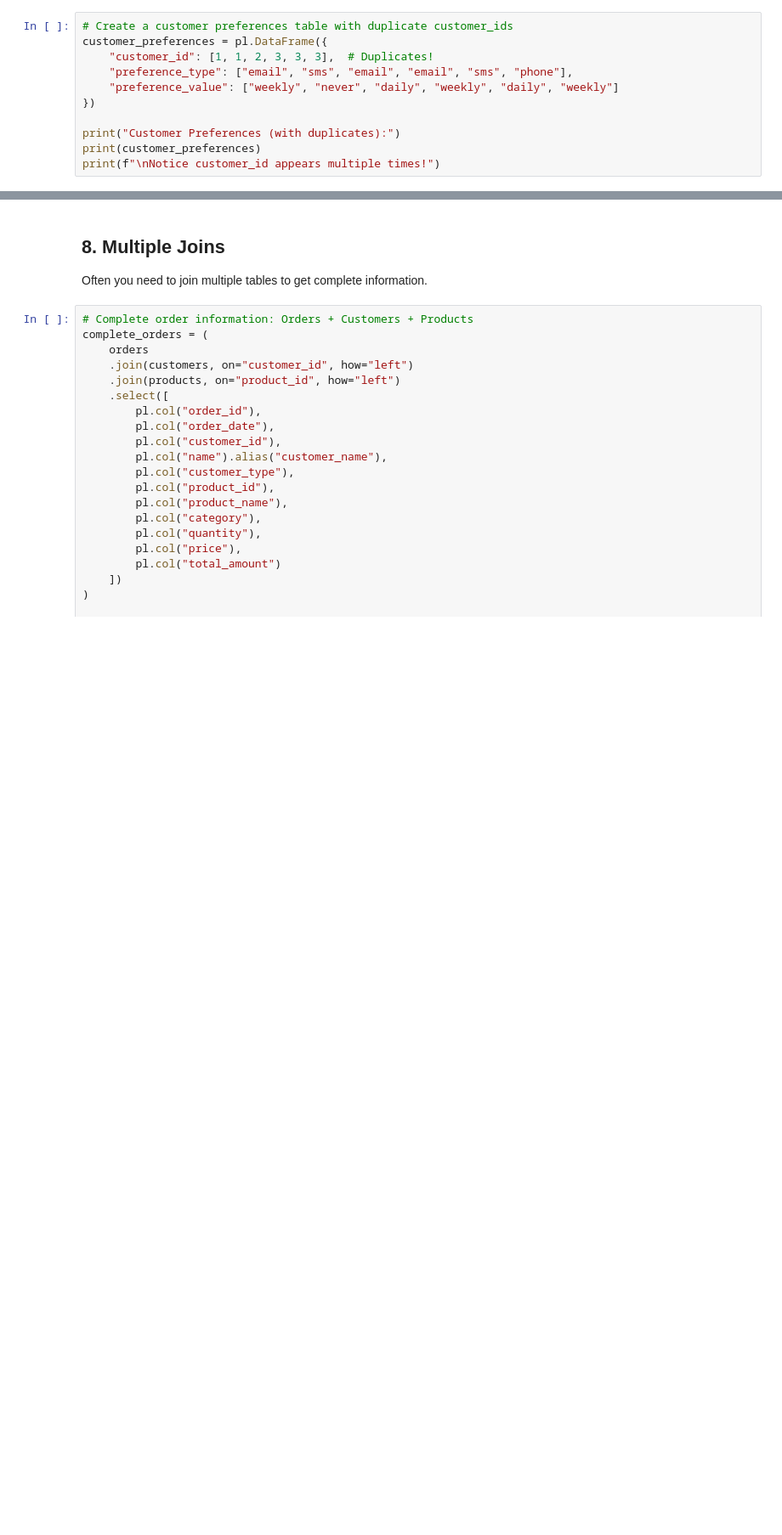
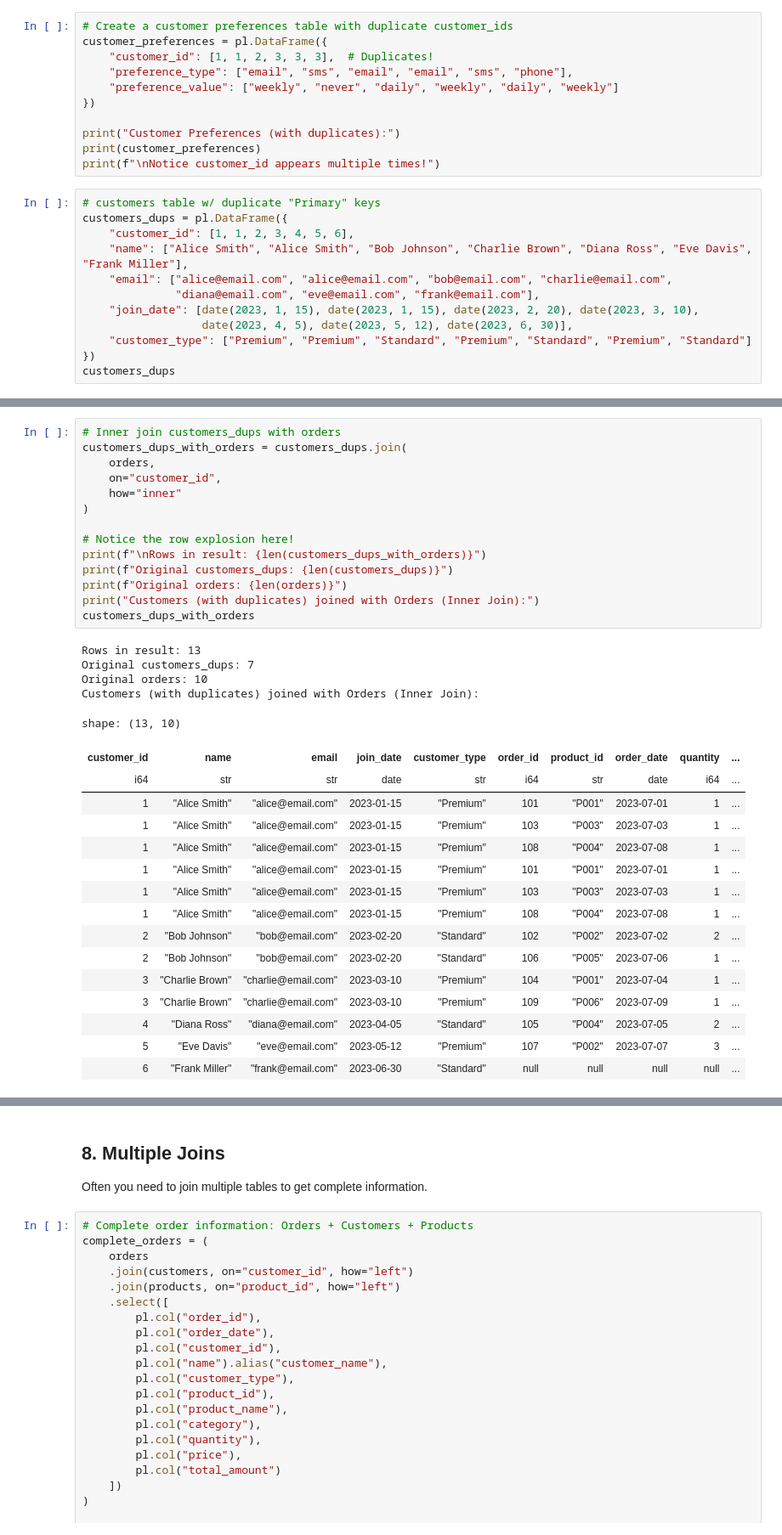
Before and after one commit to philhetzel/opan5510-class9, a Jupyter notebook: class_example.ipynb, the cells around one changed output, grey strips where cells are left out. Shown: that part at 85% size. Drawn from its saved outputs; the diff is of its cells as text; blank space fills up the shorter version.

```diff
--- a/class_example.ipynb
+++ b/class_example.ipynb
@@ -156,3 +259,15 @@ customer_preferences = pl.DataFrame({
 print("Customer Preferences (with duplicates):")
 print(customer_preferences)
 print(f"\nNotice customer_id appears multiple times!")
+# %%
+# customers table w/ duplicate "Primary" keys
+customers_dups = pl.DataFrame({
+    "customer_id": [1, 1, 2, 3, 4, 5, 6],
+    "name": ["Alice Smith", "Alice Smith", "Bob Johnson", "Charlie Brown", "Diana Ross", "Eve Davis", "Frank Miller"],
+    "email": ["alice@email.com", "alice@email.com", "bob@email.com", "charlie@email.com",
+              "diana@email.com", "eve@email.com", "frank@email.com"],
+    "join_date": [date(2023, 1, 15), date(2023, 1, 15), date(2023, 2, 20), date(2023, 3, 10),
+                  date(2023, 4, 5), date(2023, 5, 12), date(2023, 6, 30)],
+    "customer_type": ["Premium", "Premium", "Standard", "Premium", "Standard", "Premium", "Standard"]
+})
+customers_dups
@@ -158,0 +285,35 @@ print(f"\nNotice customer_id appears multiple times!")
+# %%
+# Inner join customers_dups with orders
+customers_dups_with_orders = customers_dups.join(
+    orders,
+    on="customer_id",
+    how="inner"
+)
+
+# Notice the row explosion here!
+print(f"\nRows in result: {len(customers_dups_with_orders)}")
+print(f"Original customers_dups: {len(customers_dups)}")
+print(f"Original orders: {len(orders)}")
+print("Customers (with duplicates) joined with Orders (Inner Join):")
+customers_dups_with_orders
+# %% [output]
+Rows in result: 13
+Original customers_dups: 7
+Original orders: 10
+Customers (with duplicates) joined with Orders (Inner Join):
+shape: (13, 10)
+| customer_id | name | email | join_date | customer_type | order_id | product_id | order_date | quantity | ... |
+| i64 | str | str | date | str | i64 | str | date | i64 | ... |
+| 1 | "Alice Smith" | "alice@email.com" | 2023-01-15 | "Premium" | 101 | "P001" | 2023-07-01 | 1 | ... |
+| 1 | "Alice Smith" | "alice@email.com" | 2023-01-15 | "Premium" | 103 | "P003" | 2023-07-03 | 1 | ... |
+| 1 | "Alice Smith" | "alice@email.com" | 2023-01-15 | "Premium" | 108 | "P004" | 2023-07-08 | 1 | ... |
+| 1 | "Alice Smith" | "alice@email.com" | 2023-01-15 | "Premium" | 101 | "P001" | 2023-07-01 | 1 | ... |
+| 1 | "Alice Smith" | "alice@email.com" | 2023-01-15 | "Premium" | 103 | "P003" | 2023-07-03 | 1 | ... |
+| 1 | "Alice Smith" | "alice@email.com" | 2023-01-15 | "Premium" | 108 | "P004" | 2023-07-08 | 1 | ... |
+| 2 | "Bob Johnson" | "bob@email.com" | 2023-02-20 | "Standard" | 102 | "P002" | 2023-07-02 | 2 | ... |
+| 2 | "Bob Johnson" | "bob@email.com" | 2023-02-20 | "Standard" | 106 | "P005" | 2023-07-06 | 1 | ... |
+| 3 | "Charlie Brown" | "charlie@email.com" | 2023-03-10 | "Premium" | 104 | "P001" | 2023-07-04 | 1 | ... |
+| 3 | "Charlie Brown" | "charlie@email.com" | 2023-03-10 | "Premium" | 109 | "P006" | 2023-07-09 | 1 | ... |
+| 4 | "Diana Ross" | "diana@email.com" | 2023-04-05 | "Standard" | 105 | "P004" | 2023-07-05 | 2 | ... |
+| 5 | "Eve Davis" | "eve@email.com" | 2023-05-12 | "Premium" | 107 | "P002" | 2023-07-07 | 3 | ... |
+| 6 | "Frank Miller" | "frank@email.com" | 2023-06-30 | "Standard" | null | null | null | null | ... |
```
Also changed, not shown: parts of 11 cells of this notebook.
